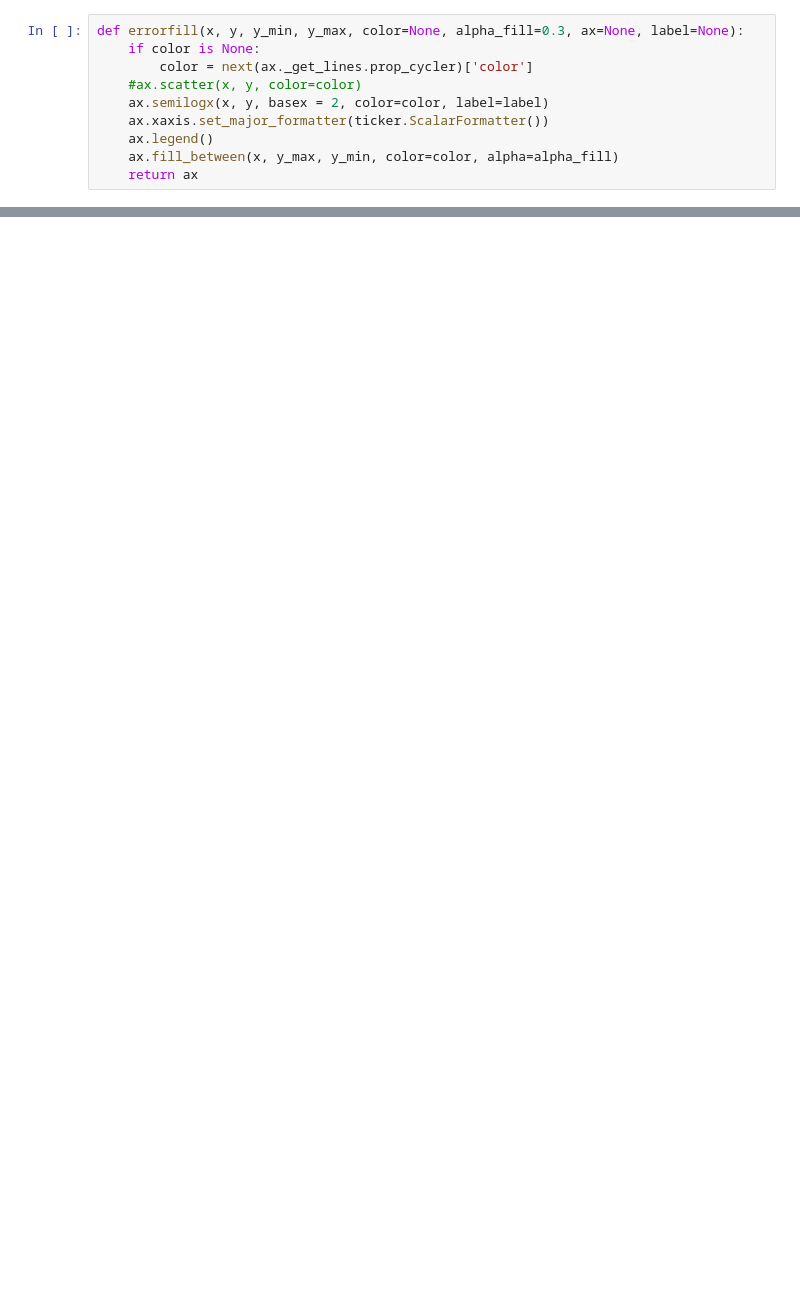
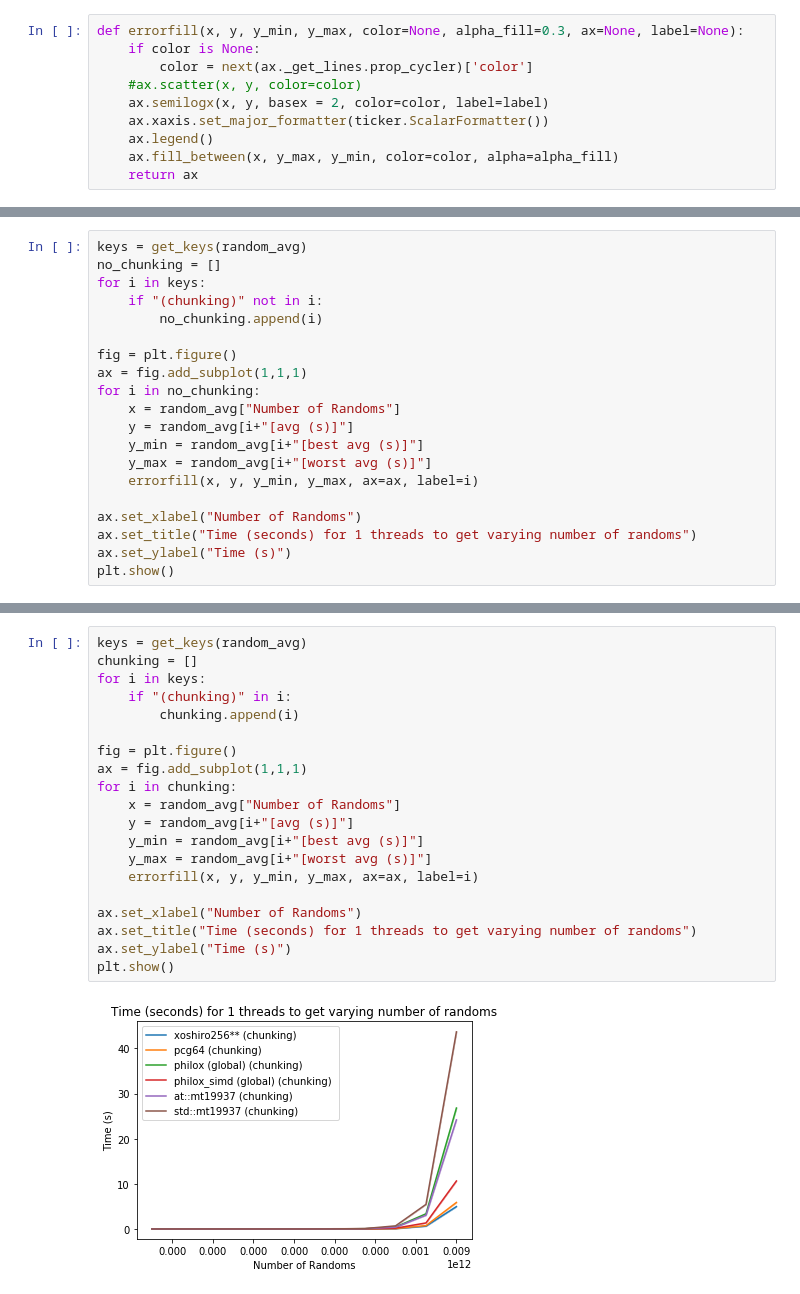
Before and after one commit to syed-ahmed/benchmark-rngs, a Jupyter notebook: results/plot-results.ipynb, the cells around one changed output, grey strips where cells are left out. Saved outputs shown, nothing was run; the diff lists cells and outputs as text; blank space fills up the shorter version.

```diff
--- a/results/plot-results.ipynb
+++ b/results/plot-results.ipynb
@@ -88,0 +142,20 @@ plt.show()
+# %%
+keys = get_keys(random_avg)
+no_chunking = []
+for i in keys:
+    if "(chunking)" not in i:
+        no_chunking.append(i)
+
+fig = plt.figure()
+ax = fig.add_subplot(1,1,1)
+for i in no_chunking:
+    x = random_avg["Number of Randoms"]
+    y = random_avg[i+"[avg (s)]"]
+    y_min = random_avg[i+"[best avg (s)]"]
+    y_max = random_avg[i+"[worst avg (s)]"]
+    errorfill(x, y, y_min, y_max, ax=ax, label=i)
+
+ax.set_xlabel("Number of Randoms")
+ax.set_title("Time (seconds) for 1 threads to get varying number of randoms")
+ax.set_ylabel("Time (s)")
+plt.show()
@@ -88,0 +165,22 @@ plt.show()
+# %%
+keys = get_keys(random_avg)
+chunking = []
+for i in keys:
+    if "(chunking)" in i:
+        chunking.append(i)
+
+fig = plt.figure()
+ax = fig.add_subplot(1,1,1)
+for i in chunking:
+    x = random_avg["Number of Randoms"]
+    y = random_avg[i+"[avg (s)]"]
+    y_min = random_avg[i+"[best avg (s)]"]
+    y_max = random_avg[i+"[worst avg (s)]"]
+    errorfill(x, y, y_min, y_max, ax=ax, label=i)
+
+ax.set_xlabel("Number of Randoms")
+ax.set_title("Time (seconds) for 1 threads to get varying number of randoms")
+ax.set_ylabel("Time (s)")
+plt.show()
+# %% [output]
+[figure, added]
```
Also changed, not shown: parts of 11 cells of this notebook.
